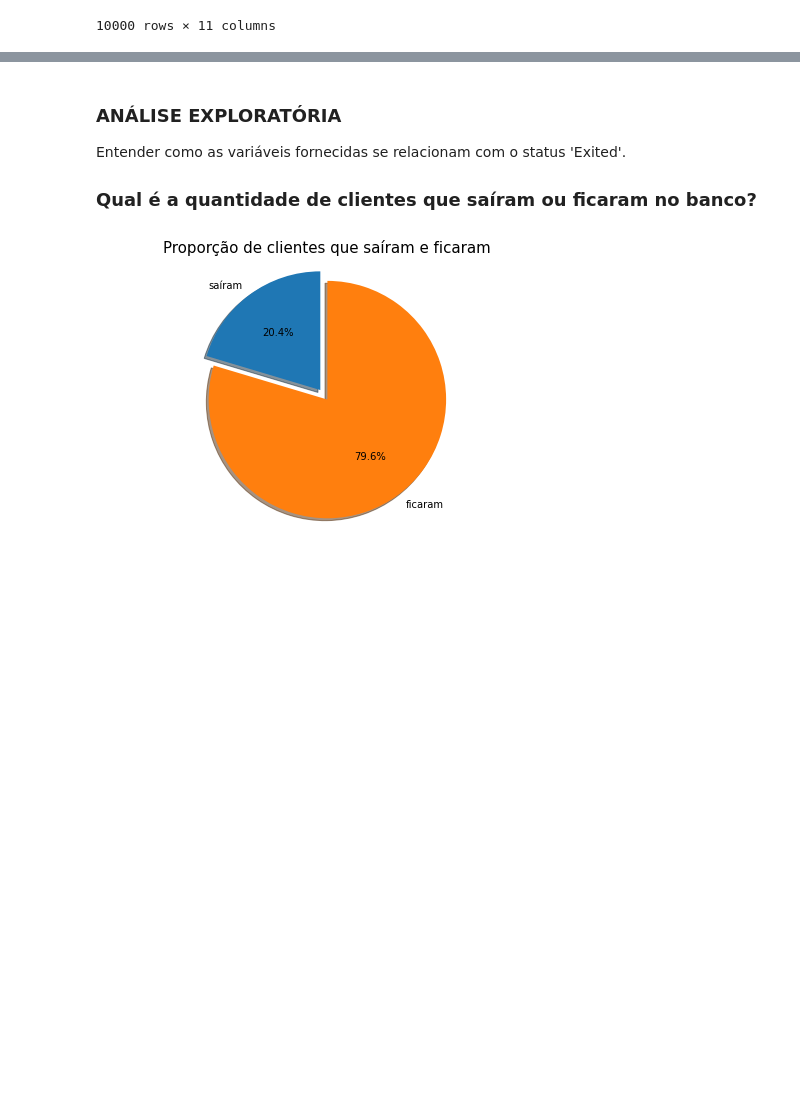
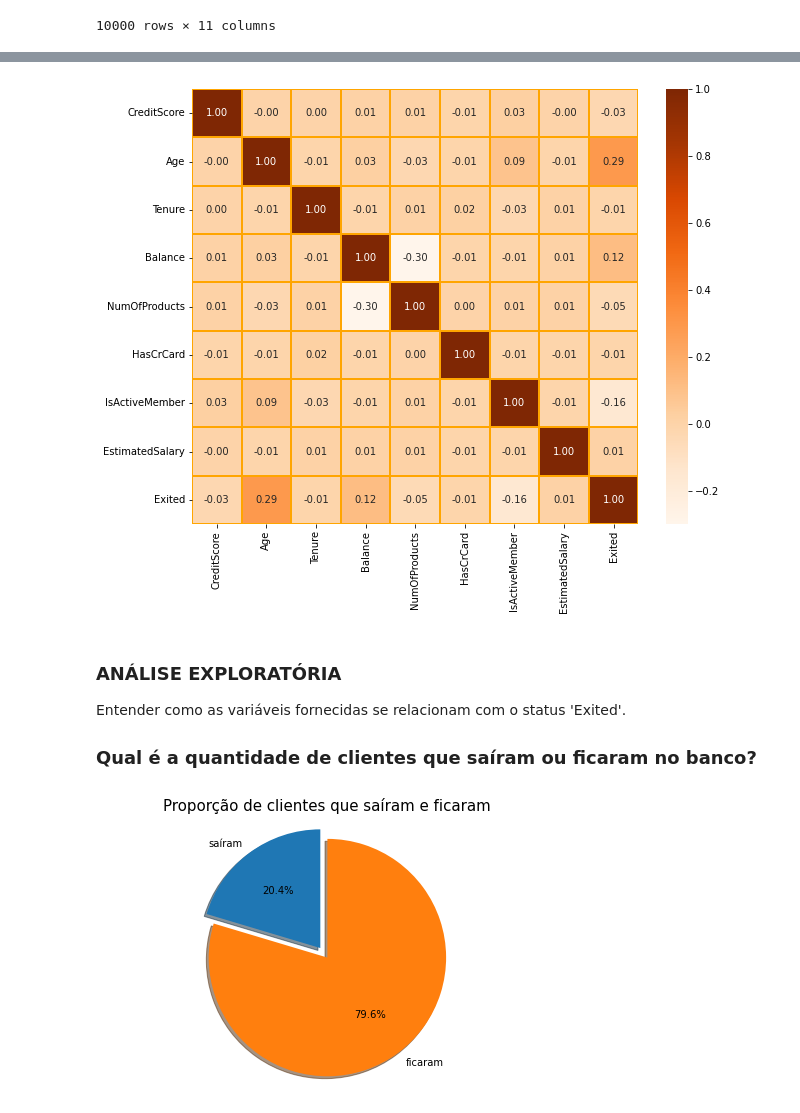
Before and after one commit to TiaErikaDev/ADA-SUZANO, a Jupyter notebook: [ADA]_Analise_Exploratoria_Dados_Churn_[FINAL].ipynb, the cells around one changed output, grey strips where cells are left out. Saved outputs shown, nothing was run; the diff lists cells and outputs as text; code cells hidden in the pictures; blank space fills up the shorter version.

```diff
--- a/[ADA]_Analise_Exploratoria_Dados_Churn_[FINAL].ipynb
+++ b/[ADA]_Analise_Exploratoria_Dados_Churn_[FINAL].ipynb
@@ -132,3 +182,11 @@ df_churn
+# %%
+# Observando a tabela de correlação
+
+plt.figure(figsize = (10, 8))
+sns.heatmap(df_churn.corr().round(2), linewidths = 1, cbar= True, annot=True, linecolor='orange', fmt = '.2f', cmap="Oranges")
+plt.show()
+# %% [output]
+[figure, added]
 # %% [markdown]
 ### **ANÁLISE EXPLORATÓRIA**
 Entender como as variáveis fornecidas se relacionam com o status 'Exited'.
```
Also changed, not shown: parts of 7 cells of this notebook.
